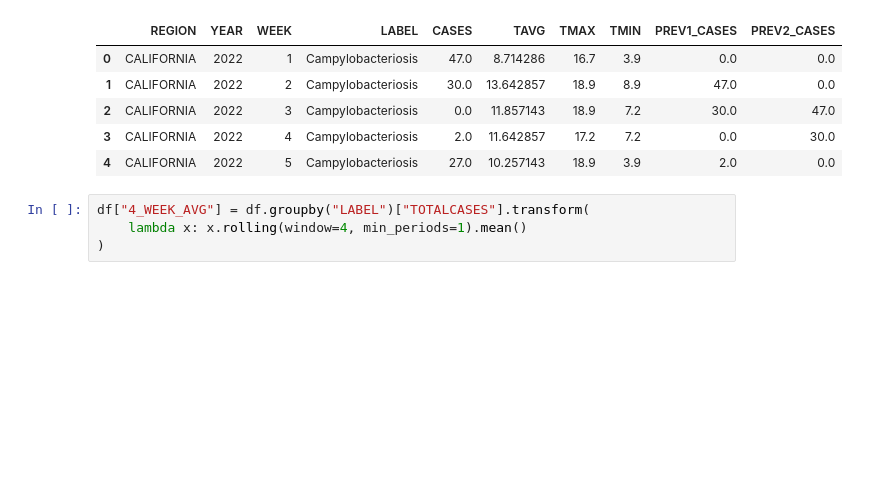
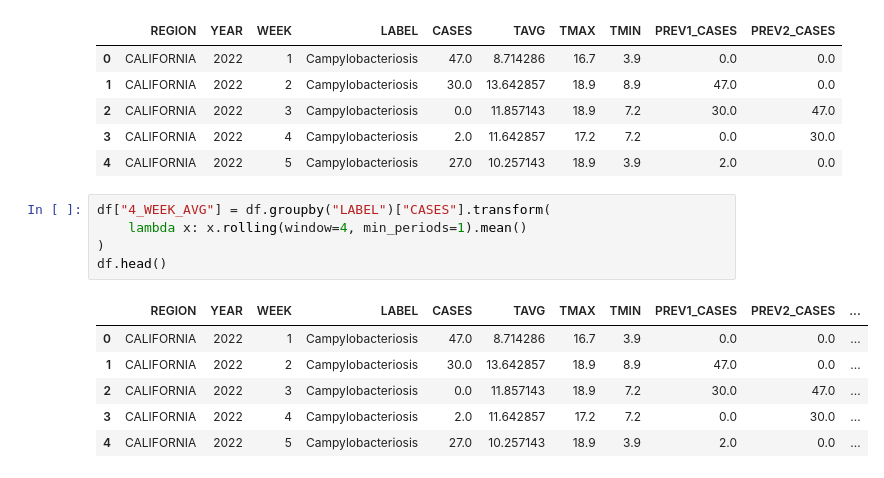
Before and after one commit to dave22r/RegionalOutbreakPredictor, a Jupyter notebook: ml/notebooks/merged.ipynb, the cells around one changed output. Saved outputs shown, nothing was run; the diff lists cells and outputs as text; blank space fills up the shorter version.

Commit message:
feat(ml): added prev week data, rolling avg

```diff
--- a/ml/notebooks/merged.ipynb
+++ b/ml/notebooks/merged.ipynb
@@ -272,6 +272,14 @@ df.head()
 | 3 | CALIFORNIA | 2022 | 4 | Campylobacteriosis | 2.0 | 11.642857 | 17.2 | 7.2 | 0.0 | 30.0 |
 | 4 | CALIFORNIA | 2022 | 5 | Campylobacteriosis | 27.0 | 10.257143 | 18.9 | 3.9 | 2.0 | 0.0 |
 # %%
-df["4_WEEK_AVG"] = df.groupby("LABEL")["TOTALCASES"].transform(
+df["4_WEEK_AVG"] = df.groupby("LABEL")["CASES"].transform(
     lambda x: x.rolling(window=4, min_periods=1).mean()
 )
+df.head()
+# %% [output]
+|  | REGION | YEAR | WEEK | LABEL | CASES | TAVG | TMAX | TMIN | PREV1_CASES | PREV2_CASES | ... |
+| 0 | CALIFORNIA | 2022 | 1 | Campylobacteriosis | 47.0 | 8.714286 | 16.7 | 3.9 | 0.0 | 0.0 | ... |
+| 1 | CALIFORNIA | 2022 | 2 | Campylobacteriosis | 30.0 | 13.642857 | 18.9 | 8.9 | 47.0 | 0.0 | ... |
+| 2 | CALIFORNIA | 2022 | 3 | Campylobacteriosis | 0.0 | 11.857143 | 18.9 | 7.2 | 30.0 | 47.0 | ... |
+| 3 | CALIFORNIA | 2022 | 4 | Campylobacteriosis | 2.0 | 11.642857 | 17.2 | 7.2 | 0.0 | 30.0 | ... |
+| 4 | CALIFORNIA | 2022 | 5 | Campylobacteriosis | 27.0 | 10.257143 | 18.9 | 3.9 | 2.0 | 0.0 | ... |
```
Also changed, not shown: parts of 1 cell of this notebook.
